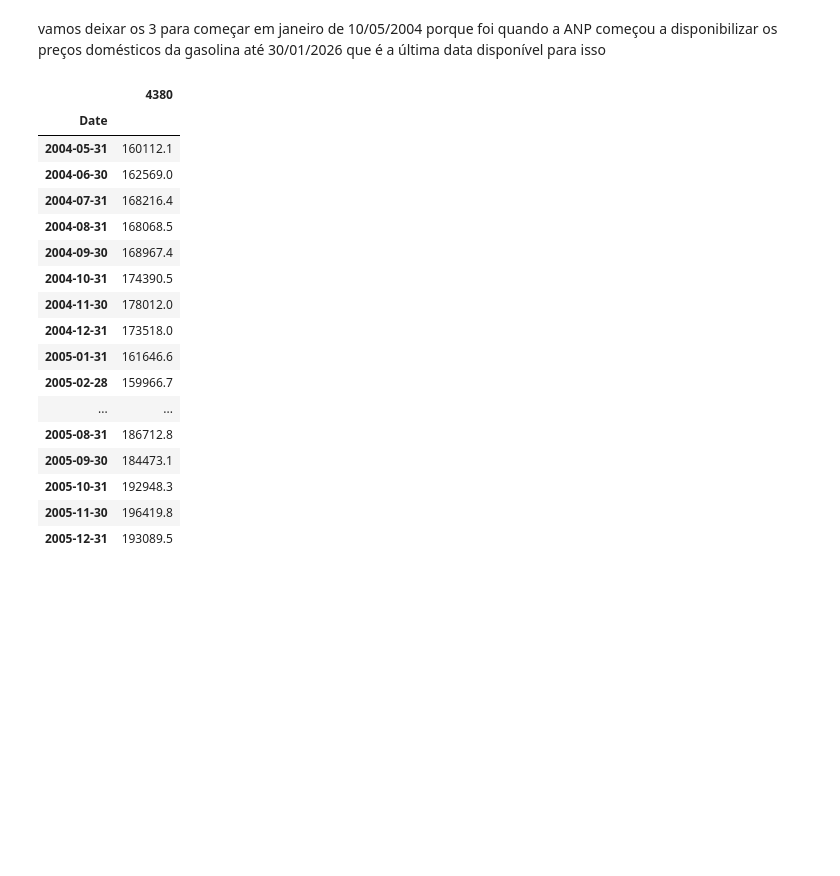
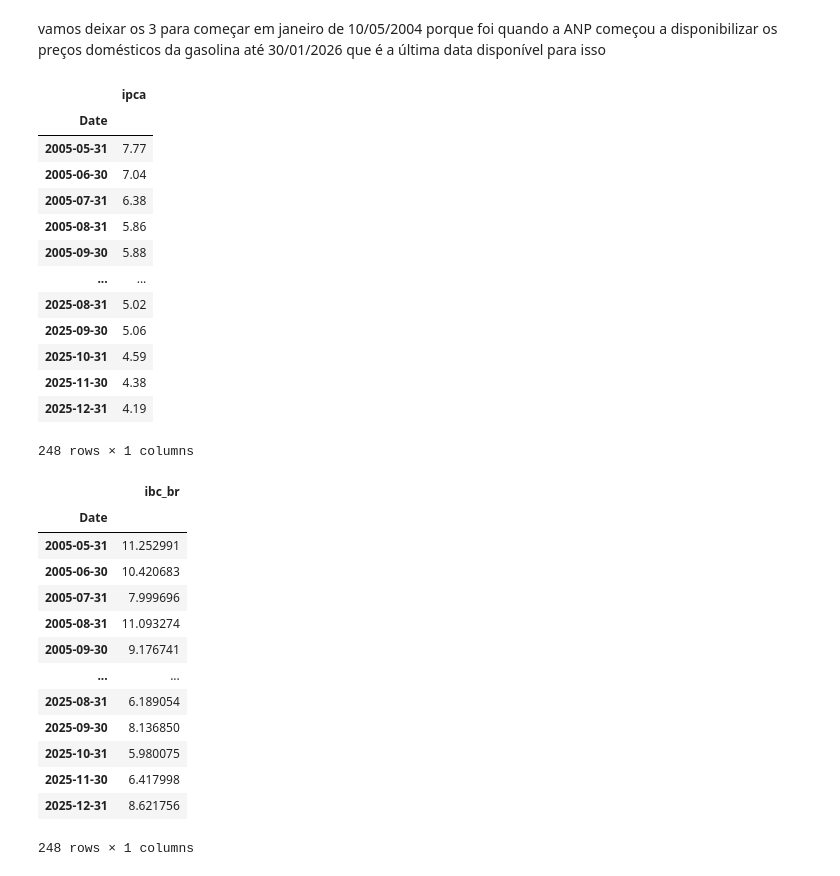
Before and after one commit to iagonmic/VECM-Gasoline-Prices, a Jupyter notebook: etl.ipynb, the cells around one changed output. Drawn from its saved outputs; the diff is of its cells as text; code cells hidden in the pictures; blank space fills up the shorter version.

```diff
--- a/etl.ipynb
+++ b/etl.ipynb
@@ -51,32 +51,47 @@ selic = (
     .rename(columns={'432': 'selic'})
     .groupby(pd.Grouper(key='Date', freq='ME'))
     .mean()
-    .query('Date >= "2004-05-10" and Date <= "2026-01-01"')
+    .query('Date >= "2005-05-31" and Date <= "2026-01-01"')
 )
 ibc_br = (
     ibc_br
+    .rename(columns={'4380': 'ibc_br'})
     .groupby(pd.Grouper(key='Date', freq='ME'))
     .mean()
     .query('Date >= "2004-05-10" and Date <= "2026-01-01"')
 )
 # %%
-ibc_br.head(20)
+ipca12 = ipca.rolling(12).sum().dropna() # deixamos o ipca pegando a soma da variação percentual dos últimos 12 meses
+ibc_br12 = ibc_br.pct_change(12) * 100 # e aqui a variação anual dos últimos 12 meses
+ibc_br12 = ibc_br12.dropna()
+ipca12 = ipca12.query('Date >= "2005-05-31" and Date <= "2026-01-01"')
+display(ipca12, ibc_br12)
 # %% [output]
-|  | 4380 |
+|  | ipca |
 | Date |  |
-| 2004-05-31 | 160112.1 |
-| 2004-06-30 | 162569.0 |
-| 2004-07-31 | 168216.4 |
-| 2004-08-31 | 168068.5 |
-| 2004-09-30 | 168967.4 |
-| 2004-10-31 | 174390.5 |
-| 2004-11-30 | 178012.0 |
-| 2004-12-31 | 173518.0 |
-| 2005-01-31 | 161646.6 |
-| 2005-02-28 | 159966.7 |
+| 2005-05-31 | 7.77 |
+| 2005-06-30 | 7.04 |
+| 2005-07-31 | 6.38 |
+| 2005-08-31 | 5.86 |
+| 2005-09-30 | 5.88 |
 | ... | ... |
-| 2005-08-31 | 186712.8 |
-| 2005-09-30 | 184473.1 |
-| 2005-10-31 | 192948.3 |
-| 2005-11-30 | 196419.8 |
-| 2005-12-31 | 193089.5 |
+| 2025-08-31 | 5.02 |
+| 2025-09-30 | 5.06 |
+| 2025-10-31 | 4.59 |
+| 2025-11-30 | 4.38 |
+| 2025-12-31 | 4.19 |
+248 rows × 1 columns
+|  | ibc_br |
+| Date |  |
+| 2005-05-31 | 11.252991 |
+| 2005-06-30 | 10.420683 |
+| 2005-07-31 | 7.999696 |
+| 2005-08-31 | 11.093274 |
+| 2005-09-30 | 9.176741 |
+| ... | ... |
+| 2025-08-31 | 6.189054 |
+| 2025-09-30 | 8.136850 |
+| 2025-10-31 | 5.980075 |
+| 2025-11-30 | 6.417998 |
+| 2025-12-31 | 8.621756 |
+248 rows × 1 columns
```
Also changed, not shown: parts of 6 cells of this notebook, 1 other file.
